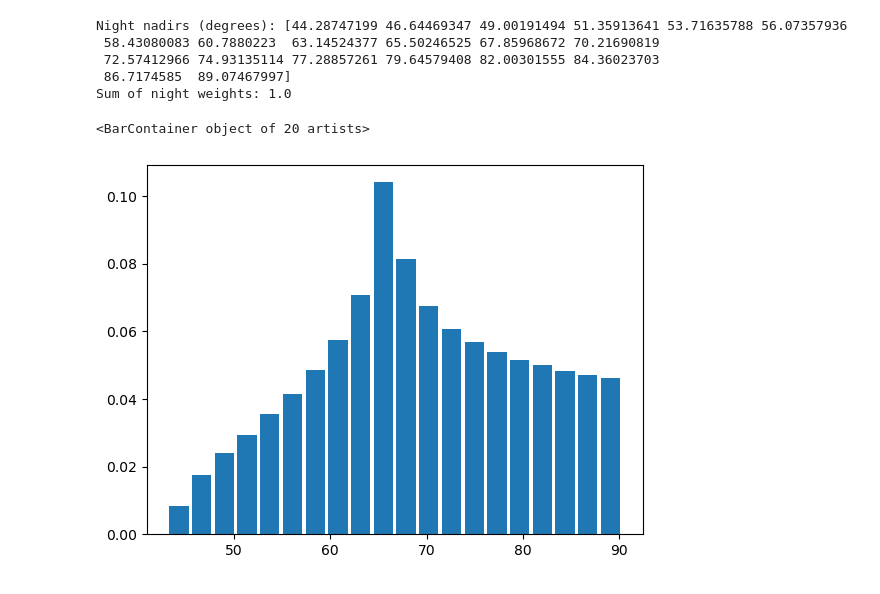
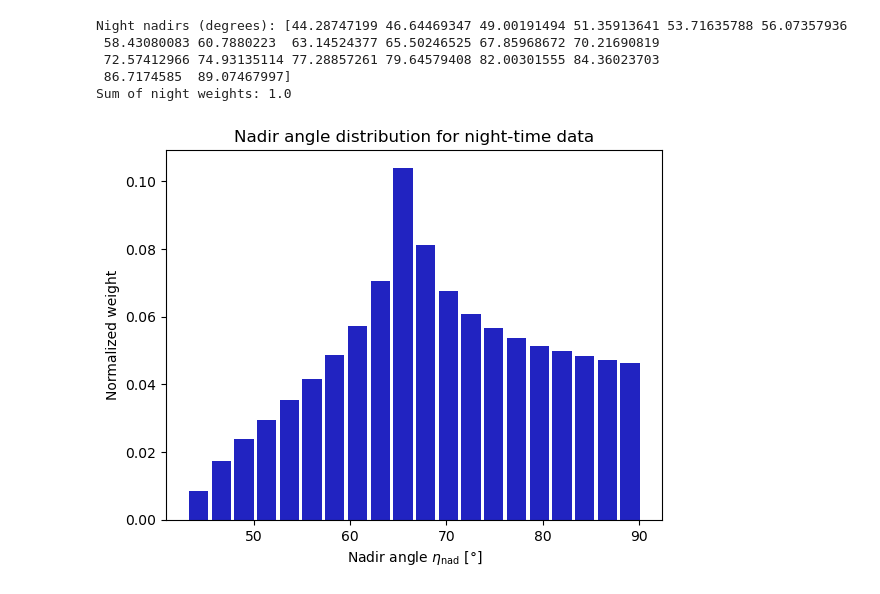
Before and after one commit to SNuDD/SNuDD, a Jupyter notebook: notebooks/earth_motion.ipynb, the cells around one changed output. Saved outputs shown, nothing was run; the diff lists cells and outputs as text; code cells hidden in the pictures.

```diff
--- a/notebooks/earth_motion.ipynb
+++ b/notebooks/earth_motion.ipynb
@@ -138,7 +139,10 @@ Night nadirs (degrees): [44.28747199 46.64469347 49.00191494 51.35913641 53.7163
  86.7174585  89.07467997]
 Sum of night weights: 1.0
 # %%
-plt.bar(nadirs_night, weights_night, width=2)
+plt.bar(nadirs_night, weights_night, width=2, color='#2123C1')
+plt.xlabel(r'Nadir angle $\eta_{\rm nad}\ [\degree]$')
+plt.ylabel('Normalized weight')
+plt.title('Nadir angle distribution for night-time data')
+plt.show()
 # %% [output]
-<BarContainer object of 20 artists>
-[figure, old version]
+[figure, new version]
```
Also changed, not shown: parts of 8 cells of this notebook, 1 other file.
